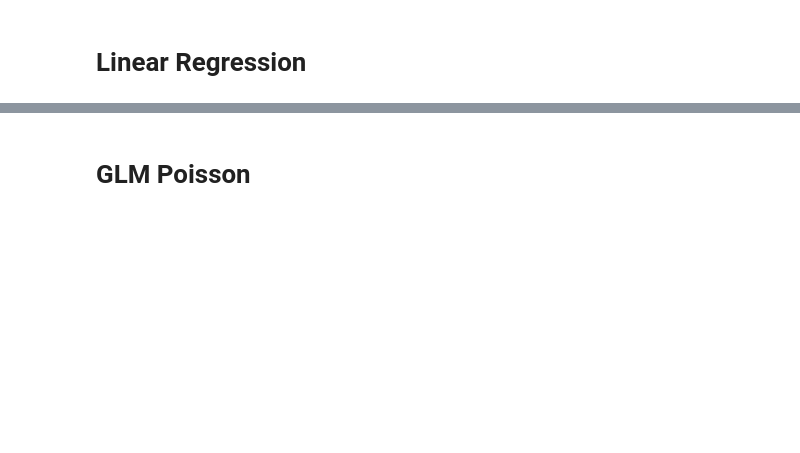
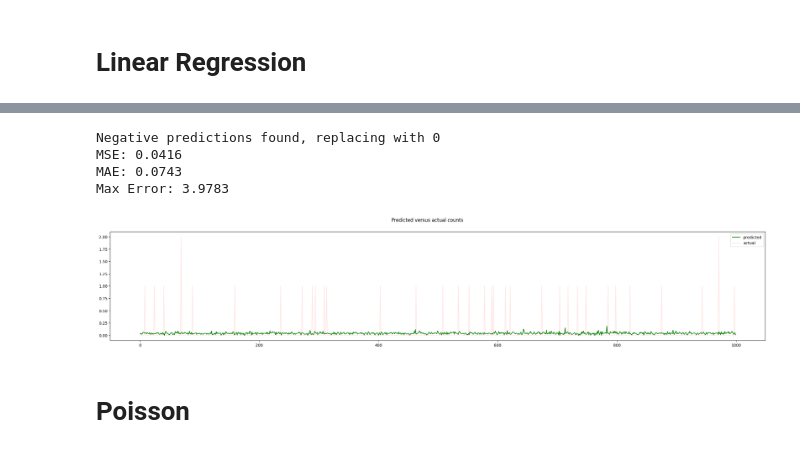
Before and after one commit to yueht23/PGPC2024, a Jupyter notebook: PGPC2024-analysis.ipynb, the cells around one changed output, grey strips where cells are left out. Cells and saved outputs as stored; diff of their text form; code cells hidden in the pictures; blank space fills up the shorter version.

```diff
--- a/PGPC2024-analysis.ipynb
+++ b/PGPC2024-analysis.ipynb
@@ -239,10 +315,9 @@ Mean Poisson Deviance: 0.4960
 # %% [markdown]
 # Linear Regression
 # %%
-from sklearn.linear_model import LinearRegression
+from statsmodels.regression.linear_model import OLS
 
-lr = LinearRegression()
-lr.fit(X_train, y_train, sample_weight=y_train_exposure)
-y_pred = lr.predict(X_test)
-get_score(y_test, y_pred, y_test_exposure)
+formula = "ClaimNb ~ " + " + ".join(X_train.columns)
+lr = OLS.from_formula(formula, data=X_train.join(y_train), offset=np.log(y_train_exposure)).fit()
+lr.summary()
 # %% [output]
@@ -254,3 +358,15 @@ Mean Poisson Deviance: 0.4636
+# %%
+y_pred = lr.predict(X_test)
+get_score(y_test, y_pred)
+# %% [output]
+Negative predictions found, replacing with 0
+MSE: 0.0416
+MAE: 0.0743
+Max Error: 3.9783
+# %%
+plot_pred_vs_actual(y_pred, y_test)
+# %% [output]
+[figure, added]
 # %% [markdown]
-# GLM Poisson
+# Poisson
 # %%
```
Also changed, not shown: parts of 29 cells of this notebook.
